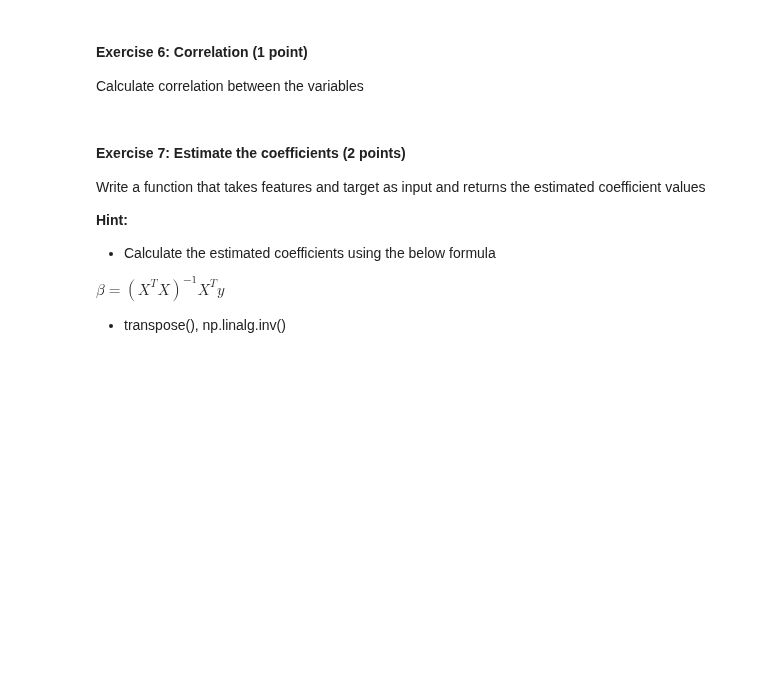
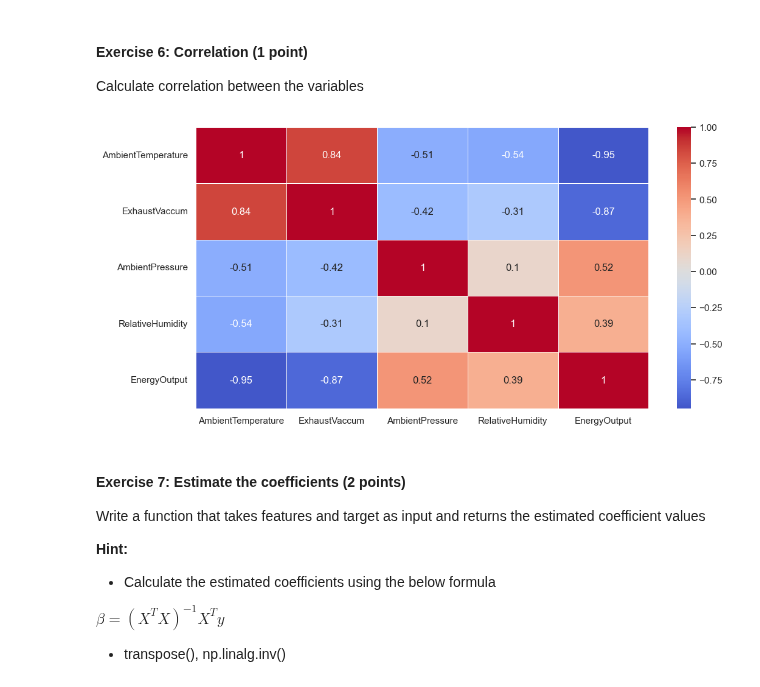
Before and after one commit to rajiv-ranjan/cds-mini-projects, a Jupyter notebook: m5/mini-project-1/M5_NB_MiniProject_01_MLR_MPI_OpenMP.ipynb, the cells around one changed output. Cells and saved outputs as stored; diff of their text form; code cells hidden in the pictures; blank space fills up the shorter version.

```diff
--- a/m5/mini-project-1/M5_NB_MiniProject_01_MLR_MPI_OpenMP.ipynb
+++ b/m5/mini-project-1/M5_NB_MiniProject_01_MLR_MPI_OpenMP.ipynb
@@ -217,9 +225,9 @@ def clean_data(df):
     Function to clean the data
     """
     print("before dropping missing values: {}".format(df.shape))
-    df_ = df.dropna()  # Drop rows with missing values
+    df_ = df.dropna().reset_index(drop=True)  # Drop rows with missing values
     print("after dropping missing values {}".format(df_.shape))
-    df_ = df.drop_duplicates()
+    df_ = df.drop_duplicates().reset_index(drop=True)
     print("after dropping duplicate values {}".format(df_.shape))
     return df_
 
@@ -301,6 +309,22 @@ Shape of Y (target): (9527,)
 Calculate correlation between the variables
 # %%
 # YOUR CODE HERE
+# plot the heat map
+
+
+def create_correlation_heatmap(df):
+    """
+    Function to create a correlation heatmap
+    """
+    # sns.set_theme(style="whitegrid", palette="pastel")
+    plt.figure(figsize=(12, 6))
+    sns.heatmap(df.corr(), annot=True, linewidth=0.5, center=0, cmap="coolwarm")
+    plt.show()
+
+
+create_correlation_heatmap(df)  # Call the function to create a heatmap
+# %% [output]
+[figure, added]
 # %% [markdown]
 #### Exercise 7: Estimate the coefficients (2 points)
 
```
Also changed, not shown: parts of 13 cells of this notebook, 2 other files.
